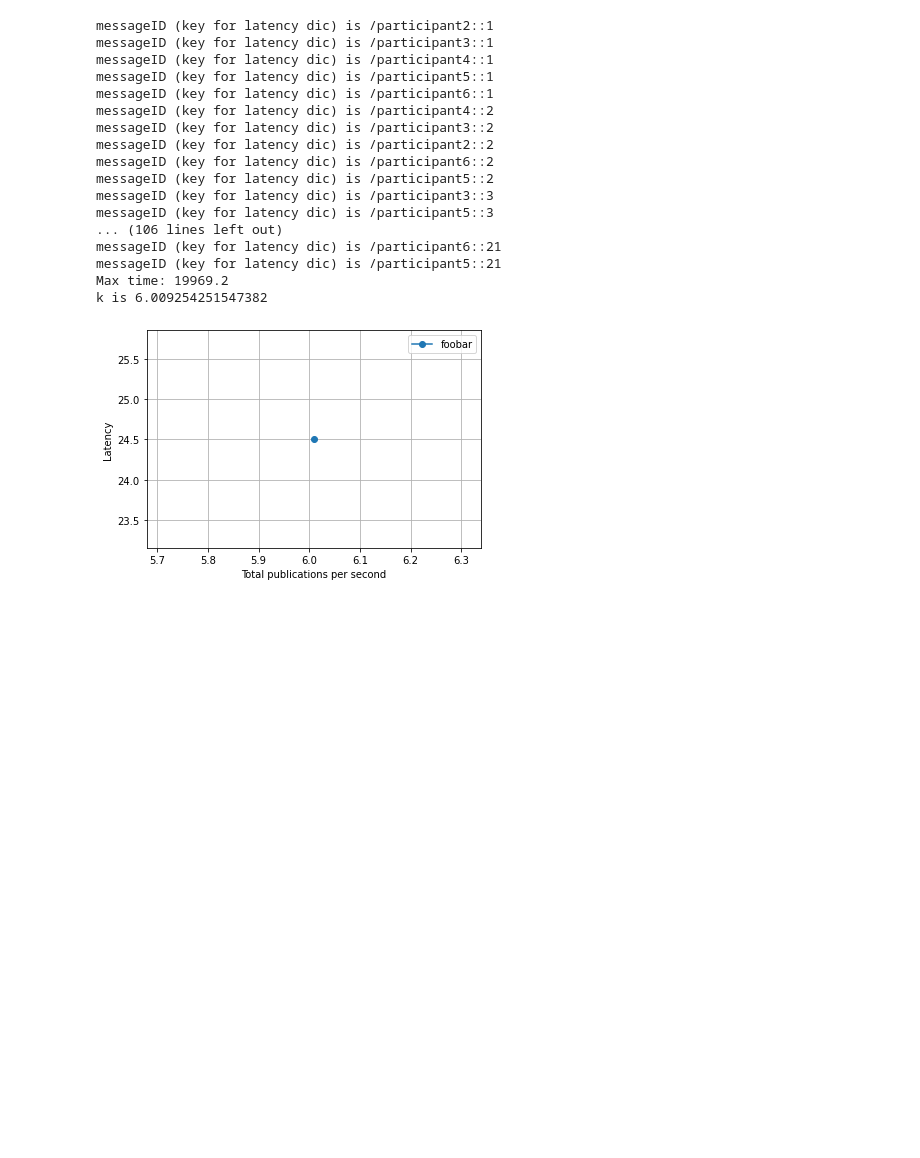
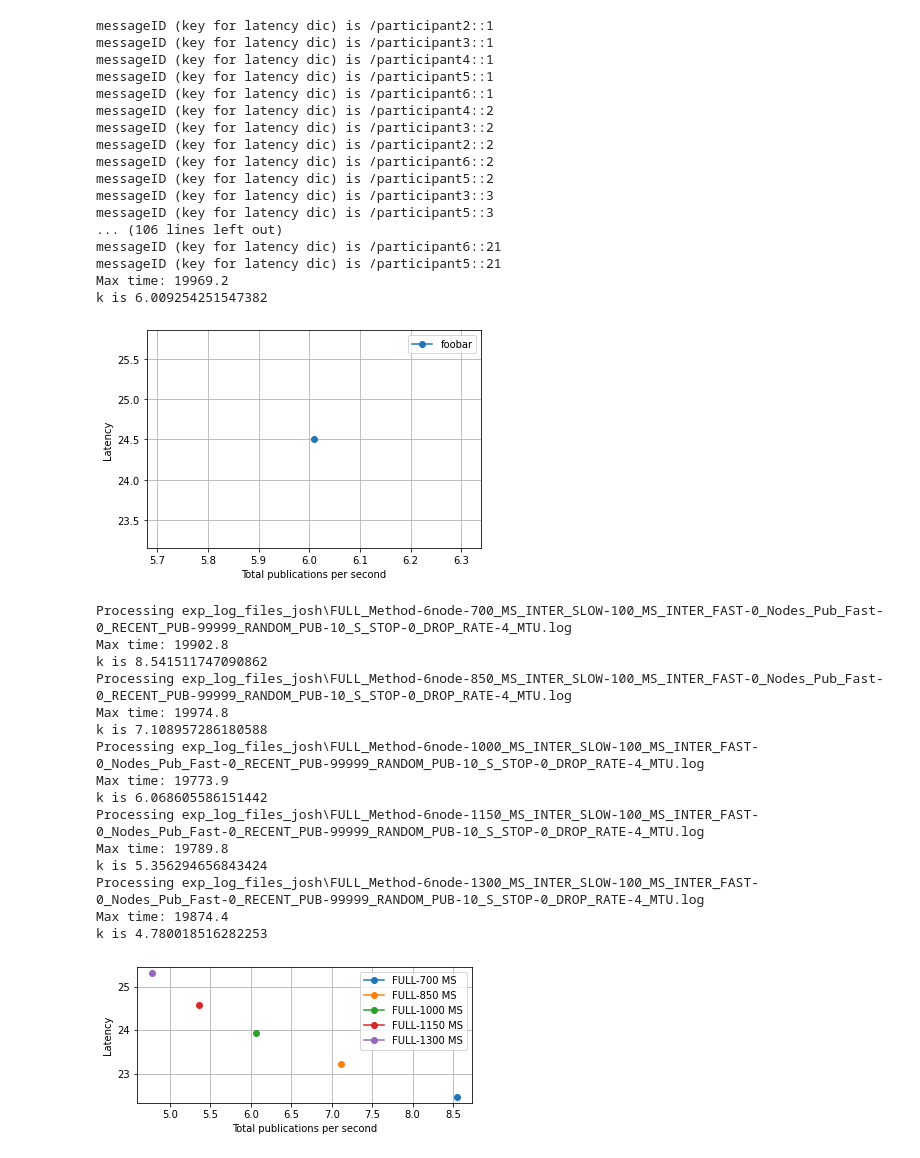
Before and after one commit to seijiotsu/scenario-svs-217b, a Jupyter notebook: analysis_josh.ipynb, the cells around one changed output. Cells and saved outputs as stored; diff of their text form; code cells hidden in the pictures; blank space fills up the shorter version.

```diff
--- a/analysis_josh.ipynb
+++ b/analysis_josh.ipynb
@@ -206,5 +248,7 @@ def set_p(latency_dictionary, max_time, sync_pack, sync_byte):
 # %%
-set_p(*testOut)
+fig = matplotlib.pyplot.gcf()
+results50 = set_p(*testOut)
+add_plot(results50, label='foobar', marker='o')
 plt.xlabel("Total publications per second")
 plt.ylabel("Latency")
 fig.set_size_inches(6, 2.5)
@@ -230,3 +274,52 @@ messageID (key for latency dic) is /participant5::21
 Max time: 19969.2
 k is 6.009254251547382
 [figure]
+# %%
+import os
+#sort glob files based on rate speed
+def get_key(fp):
+    filename = os.path.splitext(os.path.basename(fp))[0]
+    partofInterest = filename.split('-')[2]
+    intpart = partofInterest.split('_')[0]
+    return int(intpart)
+# %%
+
+#assuming same topology
+topology='6node'
+method = 'FULL'
+slowRates = ['700', '850', '1000', '1150', '1300']
+logs =  glob.glob("exp_log_files_josh/" + method + "_Method-" + topology + '-*')
+logs = sorted(logs, key=get_key)
+nodeNames = ['Src1', 'Src2', 'Rtr1', 'Rtr2', 'Dst1', 'Dst2']
+results = []
+for log in logs:
+    processedLog = process_log(log)
+    results50,results90 = set_p(*processedLog)
+    results.append(results50)
+fig = matplotlib.pyplot.gcf()
+for i in range(0, len(results)):
+    # print(results)
+    add_plot(results[i], label=f'{method}-{slowRates[i]} MS', marker='o')
+plt.xlabel("Total publications per second")
+plt.ylabel("Latency")
+fig.set_size_inches(6, 2.5)
+plt.grid()
+plt.legend()
+fig.show()
+# %% [output]
+Processing exp_log_files_josh\FULL_Method-6node-700_MS_INTER_SLOW-100_MS_INTER_FAST-0_Nodes_Pub_Fast-0_RECENT_PUB-99999_RANDOM_PUB-10_S_STOP-0_DROP_RATE-4_MTU.log
+Max time: 19902.8
+k is 8.541511747090862
+Processing exp_log_files_josh\FULL_Method-6node-850_MS_INTER_SLOW-100_MS_INTER_FAST-0_Nodes_Pub_Fast-0_RECENT_PUB-99999_RANDOM_PUB-10_S_STOP-0_DROP_RATE-4_MTU.log
+Max time: 19974.8
+k is 7.108957286180588
+Processing exp_log_files_josh\FULL_Method-6node-1000_MS_INTER_SLOW-100_MS_INTER_FAST-0_Nodes_Pub_Fast-0_RECENT_PUB-99999_RANDOM_PUB-10_S_STOP-0_DROP_RATE-4_MTU.log
+Max time: 19773.9
+k is 6.068605586151442
+Processing exp_log_files_josh\FULL_Method-6node-1150_MS_INTER_SLOW-100_MS_INTER_FAST-0_Nodes_Pub_Fast-0_RECENT_PUB-99999_RANDOM_PUB-10_S_STOP-0_DROP_RATE-4_MTU.log
+Max time: 19789.8
+k is 5.356294656843424
+Processing exp_log_files_josh\FULL_Method-6node-1300_MS_INTER_SLOW-100_MS_INTER_FAST-0_Nodes_Pub_Fast-0_RECENT_PUB-99999_RANDOM_PUB-10_S_STOP-0_DROP_RATE-4_MTU.log
+Max time: 19874.4
+k is 4.780018516282253
+[figure, added]
```
Also changed, not shown: parts of 7 cells of this notebook, 11 other files.
